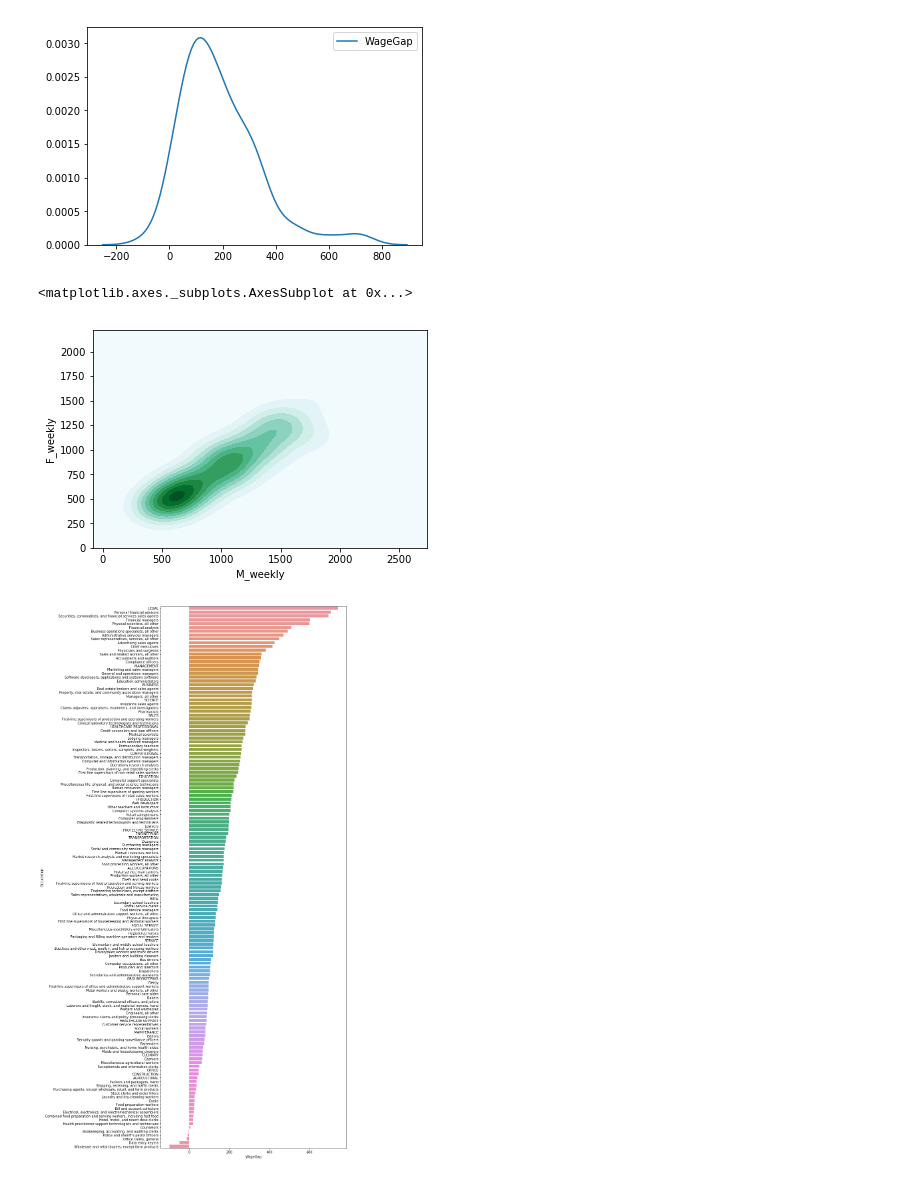
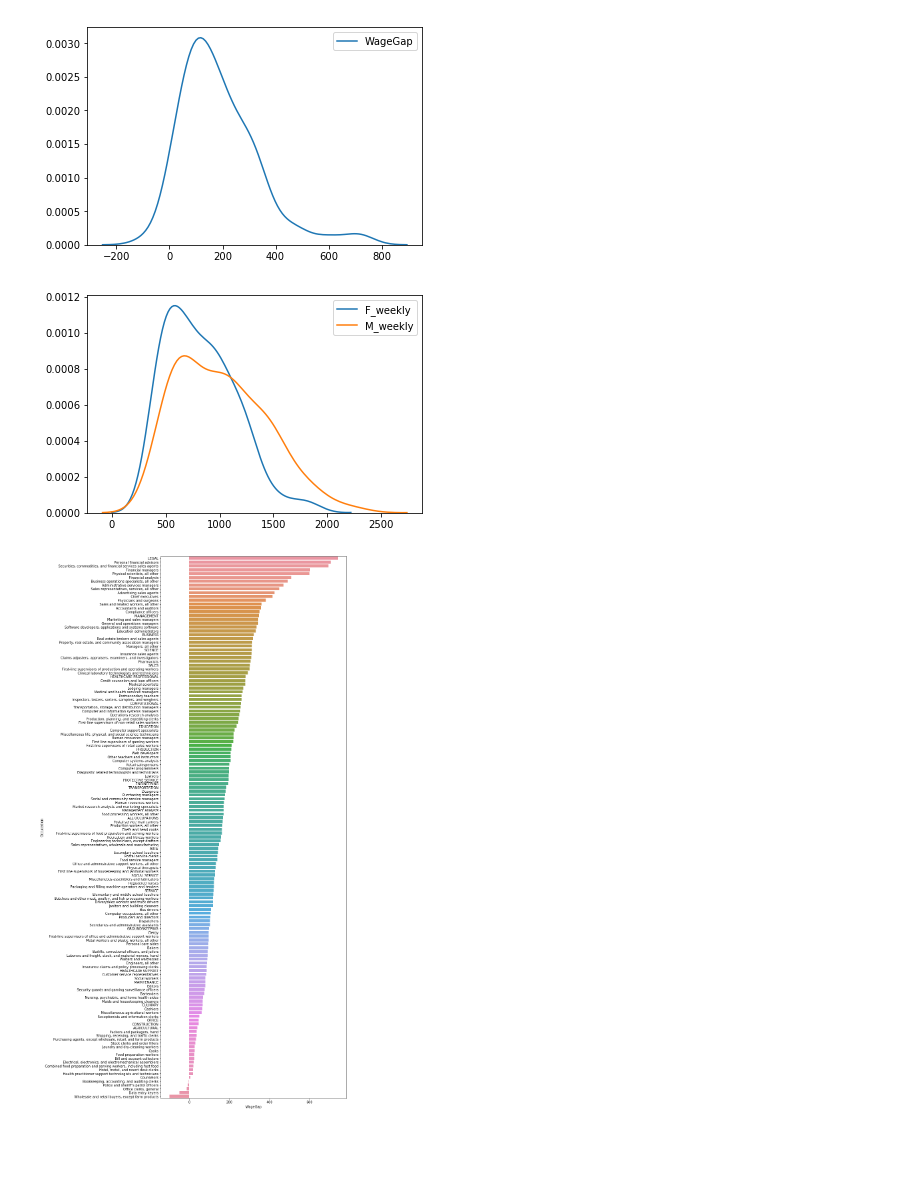
Before and after one commit to Schmidt8181/CapstoneProject, a Jupyter notebook: CapstoneProject.ipynb, the cells around one changed output. Saved outputs shown, nothing was run; the diff lists cells and outputs as text; code cells hidden in the pictures; blank space fills up the shorter version.

Commit message:
consolidate some visuals

```diff
--- a/CapstoneProject.ipynb
+++ b/CapstoneProject.ipynb
@@ -137,6 +137,13 @@ cleanedgenderwage['GenderRatio'] = cleanedgenderwage['F_workers'] / cleanedgende
 cleanedgenderwage['All_Workers_Difference'] = cleanedgenderwage['All_workers'] - (cleanedgenderwage['M_workers'] + cleanedgenderwage['F_workers'])
 cleanedgenderwage['F_share'] = cleanedgenderwage['F_workers'] / cleanedgenderwage['All_workers']
 cleanedgenderwage['M_share'] = cleanedgenderwage['M_workers'] / cleanedgenderwage['All_workers']
+# %%
+def male_dom(x):
+    if x > .85:
+        return 0
+    return 1
+
+cleanedgenderwage['Male_Dominated'] = cleanedgenderwage['WageRatio'].apply(male_dom)
 # %%
 cleanedgenderwage.head()
 # %% [output]
@@ -172,10 +177,11 @@ sns.kdeplot(data=cleanedgenderwage['WageGap'])
 <matplotlib.axes._subplots.AxesSubplot at 0x...>
 [figure]
 # %%
-sns.kdeplot(data=cleanedgenderwage['M_weekly'], data2=cleanedgenderwage['F_weekly'], shade=True)
+sns.kdeplot(data=cleanedgenderwage['F_weekly'])
+sns.kdeplot(data=cleanedgenderwage['M_weekly'])
+plt.show()
 # %% [output]
-<matplotlib.axes._subplots.AxesSubplot at 0x...>
-[figure, old version]
+[figure, new version]
 # %%
 # Lets look at the gap between Men and Women for weekly income
 plt.figure(figsize=((10,30)))
```
Also changed, not shown: parts of 8 cells of this notebook.
